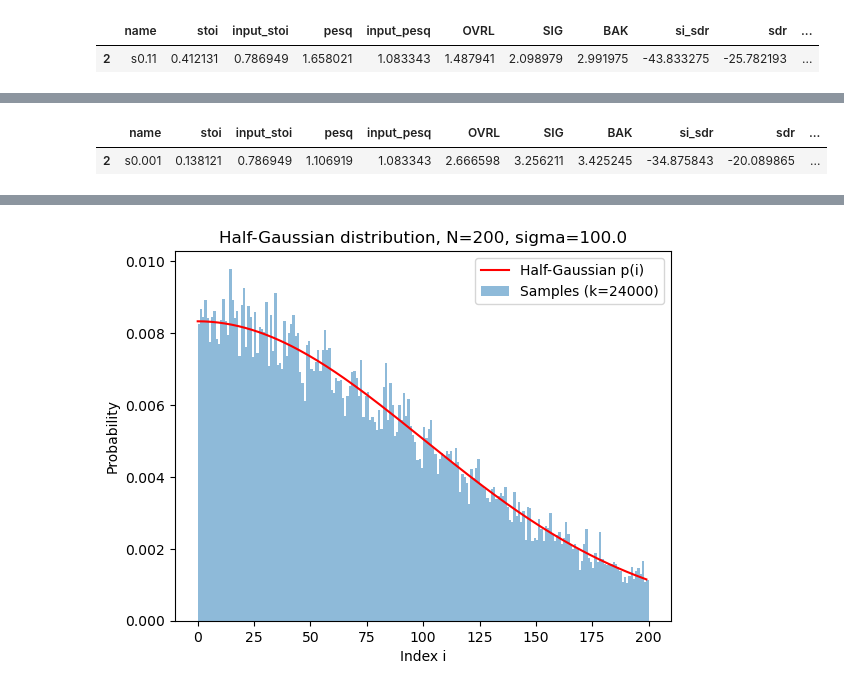
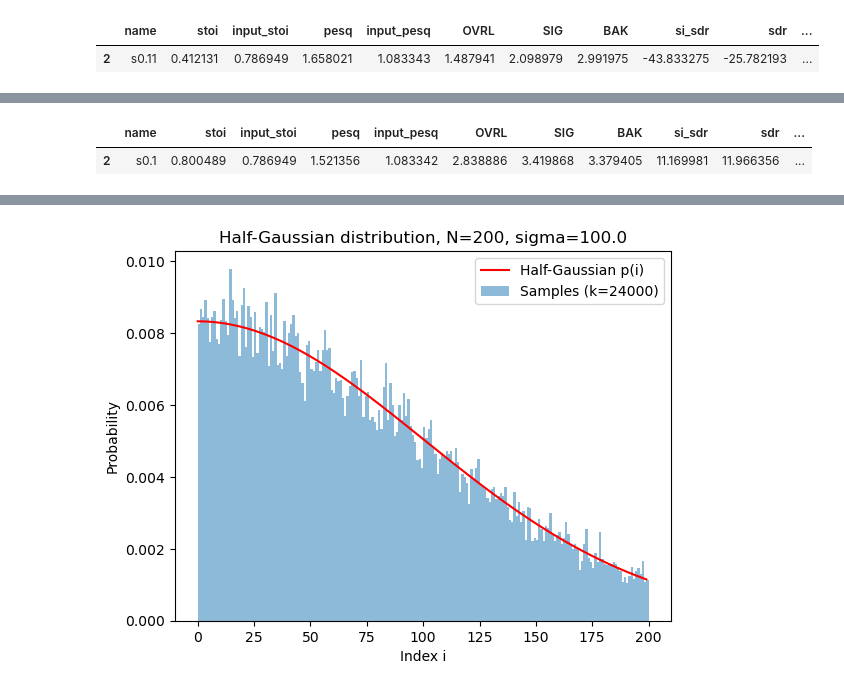
Before and after one commit to ephiephi/Undiff, a Jupyter notebook: analyze/analyze_exp_o.ipynb, the cells around one changed output, grey strips where cells are left out. Cells and saved outputs as stored; diff of their text form; code cells hidden in the pictures.

```diff
--- a/analyze/analyze_exp_o.ipynb
+++ b/analyze/analyze_exp_o.ipynb
@@ -381,10 +379,10 @@ df3[df3["pesq"] == df3["pesq"].max()]#  = cur_mine[cur_mine["pesq"] ==cur_mine["
 # %%
 cols =["name","stoi","input_stoi","pesq","input_pesq","OVRL","SIG","BAK","si_sdr",'sdr', "sar",'sir',"noise_type", "filename","snr"]
-df3 = get_df("/data/ephraim/datasets/known_noise/undiff_exps/exp_o_net6mog_lr5e4/",utterance)[cols]
+df3 = get_df("/data/ephraim/datasets/known_noise/undiff_exps/exp_o_net18_amplified_4.5/","18")[cols]
 df3[df3["pesq"] == df3["pesq"].max()]#  = cur_mine[cur_mine["pesq"] ==cur_mine["pesq"].max()].reset_index(drop=True)[cols]
 # %% [output]
 |  | name | stoi | input_stoi | pesq | input_pesq | OVRL | SIG | BAK | si_sdr | sdr | ... |
-| 2 | s0.001 | 0.138121 | 0.786949 | 1.106919 | 1.083343 | 2.666598 | 3.256211 | 3.425245 | -34.875843 | -20.089865 | ... |
+| 2 | s0.1 | 0.800489 | 0.786949 | 1.521356 | 1.083342 | 2.838886 | 3.419868 | 3.379405 | 11.169981 | 11.966356 | ... |
 # %%
 cols =["name","stoi","input_stoi","pesq","input_pesq","OVRL","SIG","BAK","si_sdr",'sdr', "sar",'sir',"noise_type", "filename","snr"]
 df3 = get_df("/data/ephraim/datasets/known_noise/undiff_exps/exp_o_net10/",utterance)[cols]
```
Also changed, not shown: parts of 42 cells of this notebook, 8 other files.
